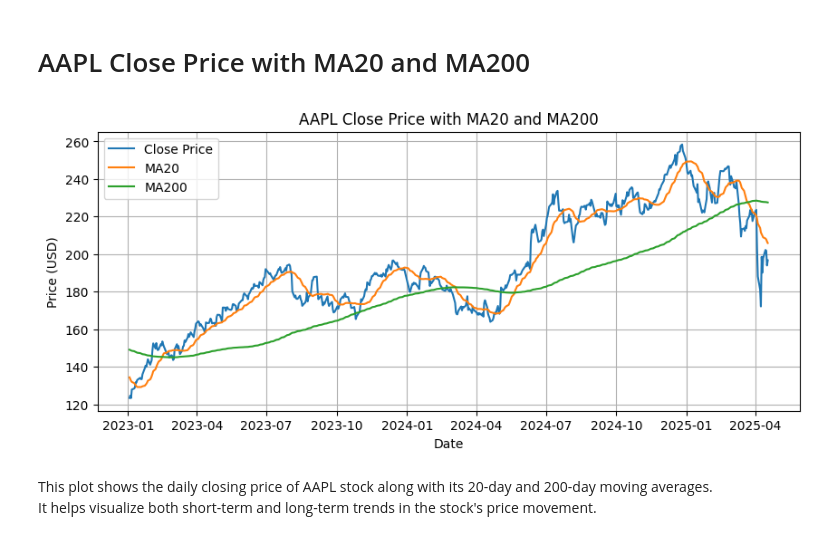
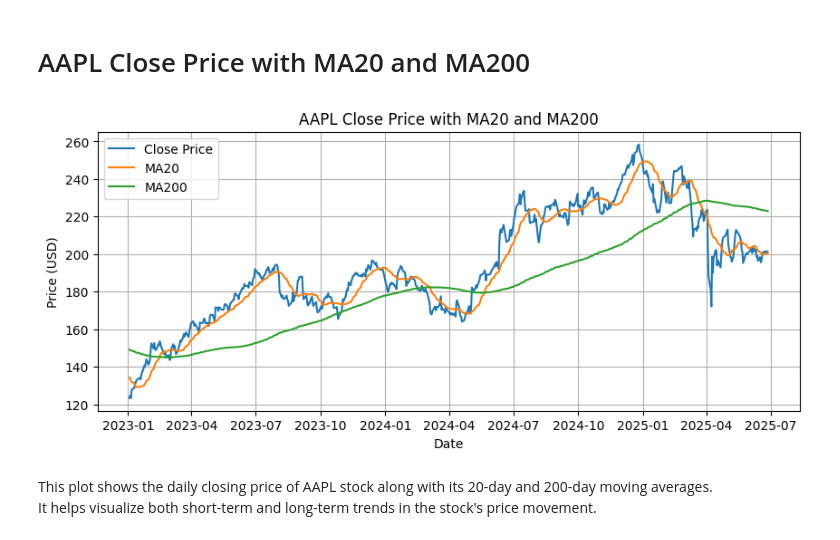
Before and after one commit to amitfiller/Stocks-Project, a Jupyter notebook: exampleProjcet.ipynb, the cells around one changed output. Drawn from its saved outputs; the diff is of its cells as text; code cells hidden in the pictures.

```diff
--- a/exampleProjcet.ipynb
+++ b/exampleProjcet.ipynb
@@ -9,23 +11,23 @@ register_matplotlib_converters()
 # %% [markdown]
 # AAPL Close Price with MA20 and MA200
 # %%
-final_df = pd.read_csv('stocks_data_full.csv')
+final_df = pd.read_csv('stocks_data_full_new.csv')
 final_df['Date'] = pd.to_datetime(final_df['Date'])
 
 aapl_df = final_df[final_df['Ticker'] == 'AAPL']
 
 plt.figure(figsize=(10,4))
 plt.plot(aapl_df['Date'], aapl_df['Close'], label='Close Price')
 plt.plot(aapl_df['Date'], aapl_df['MA20'], label='MA20')
 plt.plot(aapl_df['Date'], aapl_df['MA200'], label='MA200')
 plt.title('AAPL Close Price with MA20 and MA200')
 plt.xlabel('Date')
 plt.ylabel('Price (USD)')
 plt.legend()
 plt.grid(True)
 plt.show()
 # %% [output]
-[figure, old version]
+[figure, new version]
 # %% [markdown]
 This plot shows the daily closing price of AAPL stock along with its 20-day and 200-day moving averages.
 It helps visualize both short-term and long-term trends in the stock's price movement.
```
Also changed, not shown: parts of 24 cells of this notebook.
